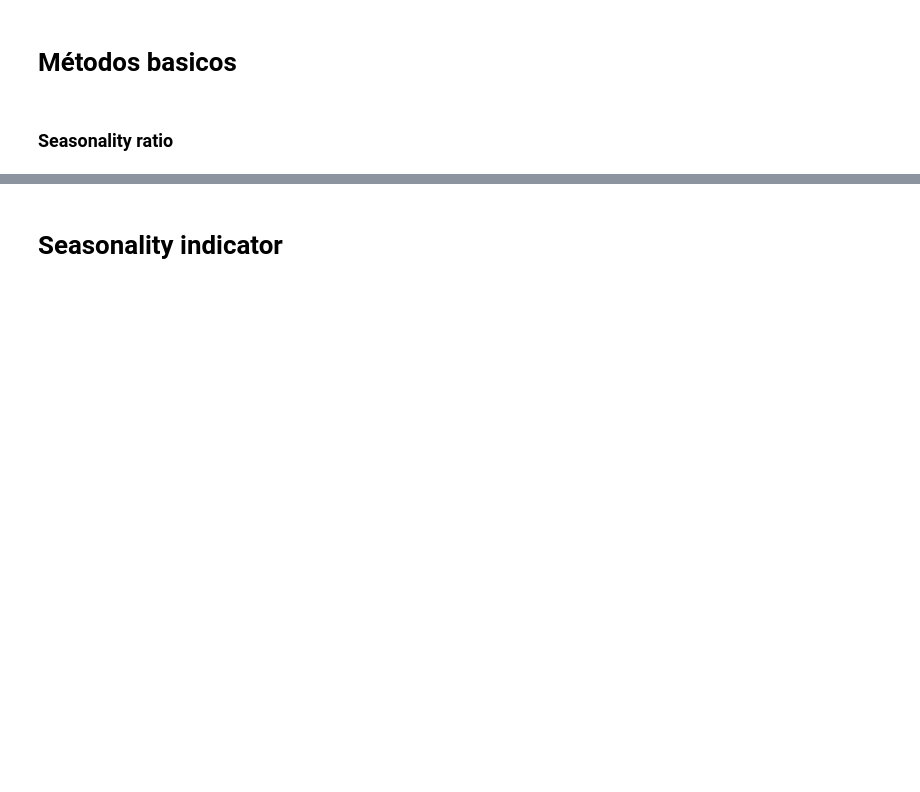
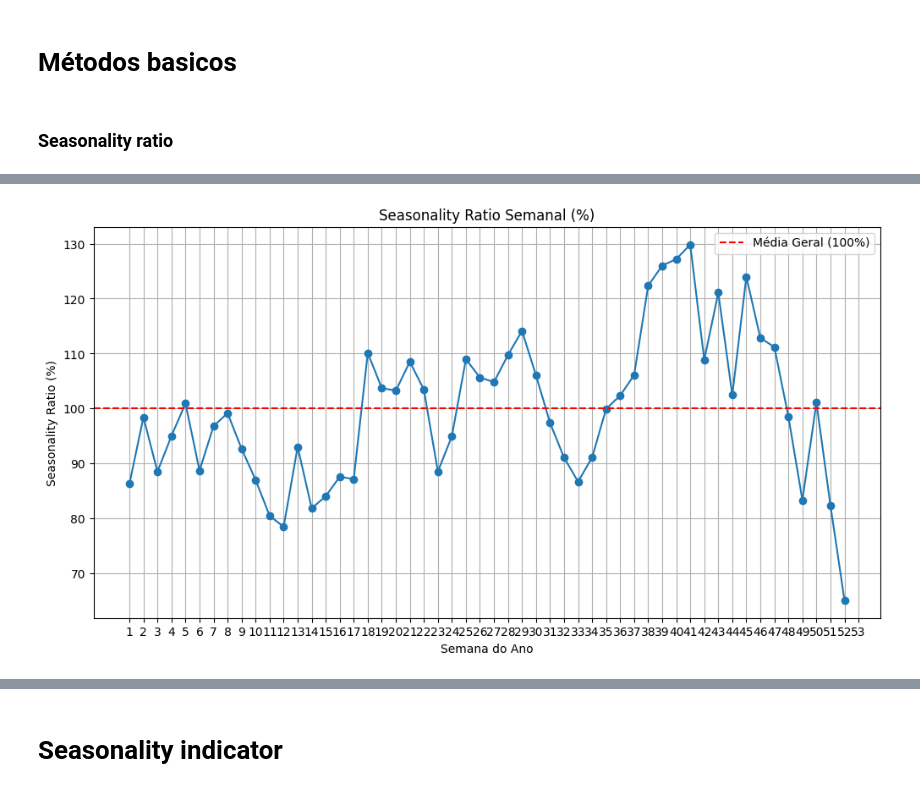
Before and after one commit to joanacarvalheiro/Seasonality, a Jupyter notebook: construcao_modelos/MSTL.ipynb, the cells around one changed output, grey strips where cells are left out. Cells and saved outputs as stored; diff of their text form; code cells hidden in the pictures; blank space fills up the shorter version.

```diff
--- a/construcao_modelos/MSTL.ipynb
+++ b/construcao_modelos/MSTL.ipynb
@@ -673,0 +568,24 @@ plt.show()
+# %%
+df_diario = df_corrigido_final['count_8'].reset_index()
+df_diario.columns = ['datetime', 'count_8']
+
+# Extrair o número da semana ISO (1-53) e ano
+df_diario['ano'] = df_diario['datetime'].dt.isocalendar().year
+df_diario['semana'] = df_diario['datetime'].dt.isocalendar().week
+
+# 1. Média diária total para todo o período (usada para normalizar)
+media_total = df_diario['count_8'].mean()
+print(f"Média diária total (período inteiro): {media_total:.4f}")
+
+# 2. Média diária por semana do ano (agrupando todas as semanas do mesmo número em todos os anos)
+df_media_semanal = df_diario.groupby('semana')['count_8'].mean().reset_index(name='media_semanal')
+
+# 3. Índice sazonal semanal: relação percentual da média semanal em relação à média total
+df_media_semanal['Seasonality Ratio'] = (df_media_semanal['media_semanal'] / media_total) * 100
+
+print("\nSeasonality Ratio semanal (em %):")
+print(df_media_semanal)
+
+# 4. Seasonality Ratio agregado: razão entre o máximo índice sazonal e 100%
+seasonality_ratio_agg = df_media_semanal['Seasonality Ratio'].max() / 100
+print(f"\nSeasonality Ratio agregado: {seasonality_ratio_agg:.4f}")
@@ -673,0 +610,14 @@ plt.show()
+# %%
+
+plt.figure(figsize=(12,6))
+plt.plot(df_media_semanal['semana'], df_media_semanal['Seasonality Ratio'], marker='o')
+plt.title('Seasonality Ratio Semanal (%)')
+plt.xlabel('Semana do Ano')
+plt.ylabel('Seasonality Ratio (%)')
+plt.grid(True)
+plt.xticks(range(1, 54))  # marcações semanais do 1 ao 53
+plt.axhline(100, color='red', linestyle='--', label='Média Geral (100%)')
+plt.legend()
+plt.show()
+# %% [output]
+[figure, added]
```
Also changed, not shown: parts of 23 cells of this notebook, 1 other file.
